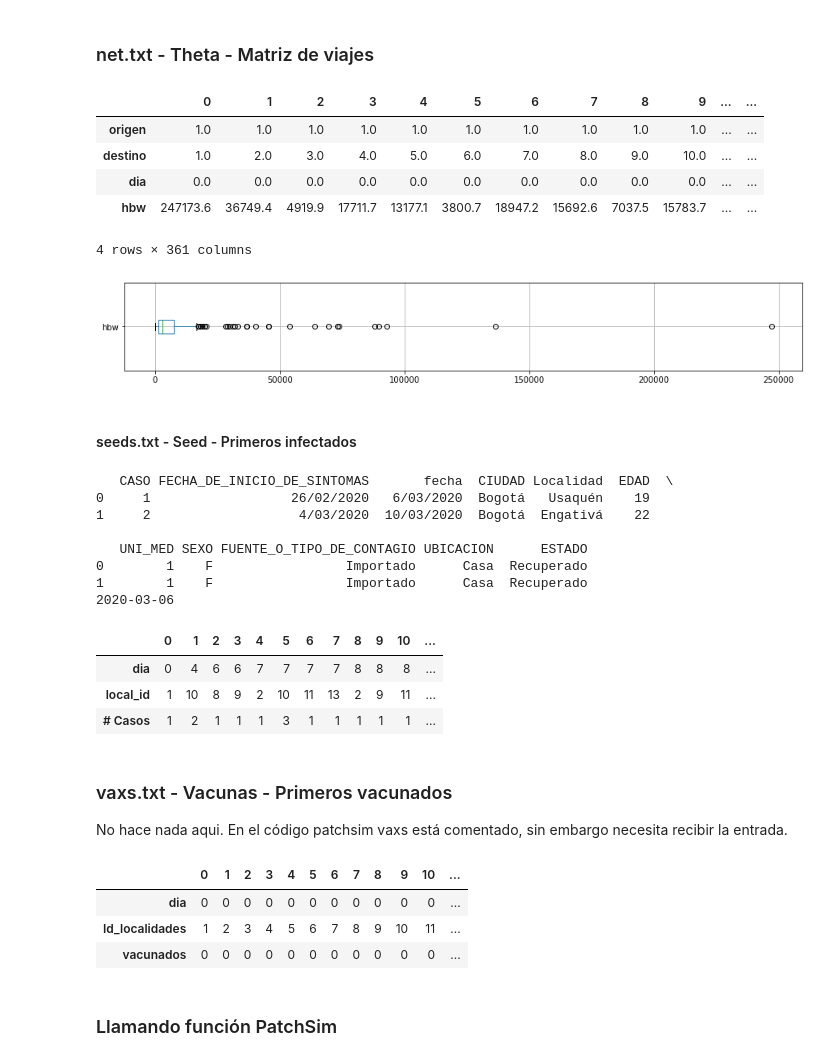
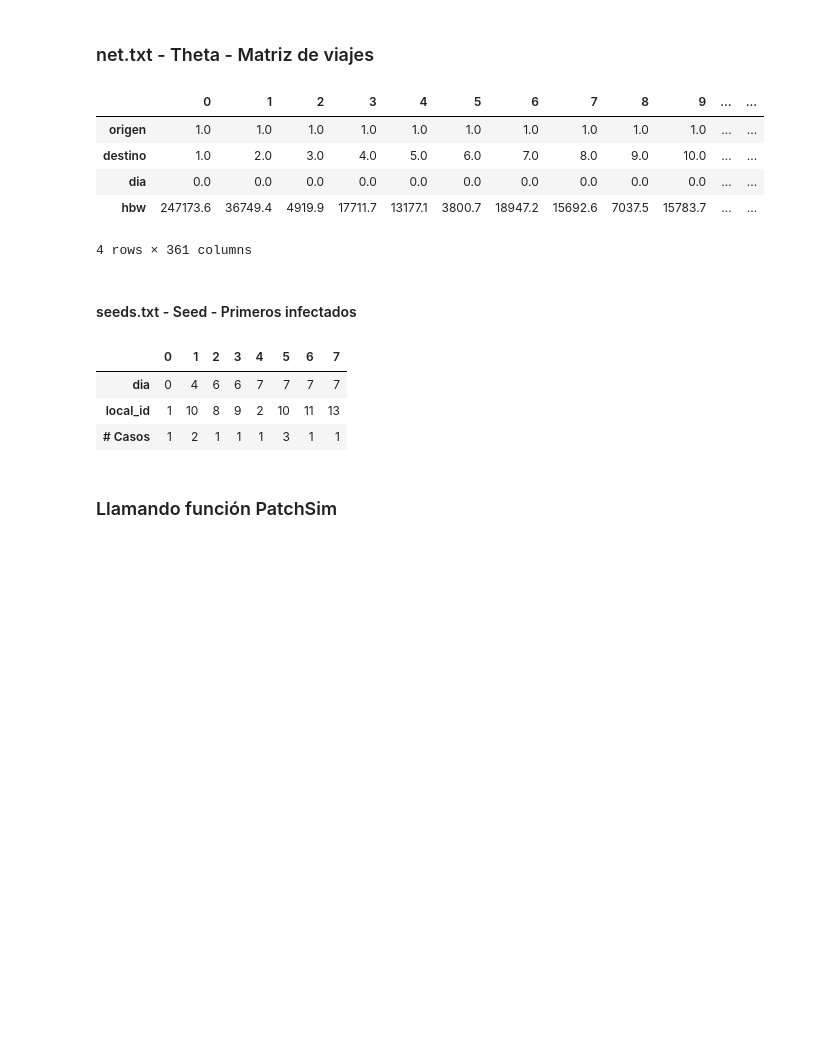
Before and after one commit to eilinlunam/PatchSim-modificado, a Jupyter notebook: Modelo_Bogotá.ipynb, the cells around one changed output. Drawn from its saved outputs; the diff is of its cells as text; code cells hidden in the pictures; blank space fills up the shorter version.

```diff
--- a/Modelo_Bogotá.ipynb
+++ b/Modelo_Bogotá.ipynb
@@ -64,9 +73,6 @@ df = pd.DataFrame( {"origen":redes["o_loc"].values,
                     "hbw":redes["hbw"].values})
 
 df.to_csv("files/net.txt", header = False, index = False, sep=' ')
-
-fig, ax = plt.subplots(figsize=(15,2))
-df.boxplot("hbw", vert=False, ax=ax)
 df.T.round(1)
 # %% [output]
 |  | 0 | 1 | 2 | 3 | 4 | 5 | 6 | 7 | 8 | 9 | ... | ... |
@@ -75,57 +81,31 @@ df.T.round(1)
 | dia | 0.0 | 0.0 | 0.0 | 0.0 | 0.0 | 0.0 | 0.0 | 0.0 | 0.0 | 0.0 | ... | ... |
 | hbw | 247173.6 | 36749.4 | 4919.9 | 17711.7 | 13177.1 | 3800.7 | 18947.2 | 15692.6 | 7037.5 | 15783.7 | ... | ... |
 4 rows × 361 columns
-[figure, removed]
 # %% [markdown]
 #### seeds.txt - Seed - Primeros infectados
 # %%
 casos = pd.read_csv("files/osb_enftransm-covid-19_17042021.csv", nrows=732872, encoding='latin-1', delimiter=";")
 casos = casos.rename(columns={"LOCALIDAD_ASIS": 'Localidad',
                              "FECHA_DIAGNOSTICO":'fecha'})
-print(casos.head(2))
 
 casos["fecha"] = pd.to_datetime(casos["fecha"], format="%d/%m/%Y")  # to DateTime
-dia1 = casos["fecha"].min()  # Primer caso de covid en Bogotá
-print(dia1.date())  # 6 de marzo de 2020
+dia1 = casos["fecha"].min()  # Primer caso de covid en Bogotá  # 6 de marzo de 2020
 
 tiempo = casos["fecha"] - dia1 # Tiempo transcurrido
 casos["dia"] = tiempo.dt.days # To int.
 
 datos = pd.merge(casos, localidades, on='Localidad')  # Uniendo datos by id: "localidades".
 Ncasos = datos.groupby(['dia', 'local_id']).size().reset_index(name='# Casos')  # Cantidad de casos
 
 # Semillas: Cantidad de infectados en los primeros 10 dias para cada localidad.
-df = Ncasos[Ncasos["dia"]<=10]
+df = Ncasos[Ncasos["dia"]<=7]
 df.to_csv("files/seeds.txt", header = False, index = False, sep=' ')
 df.T
 # %% [output]
-   CASO FECHA_DE_INICIO_DE_SINTOMAS       fecha  CIUDAD Localidad  EDAD  \
-0     1                  26/02/2020   6/03/2020  Bogotá   Usaquén    19
-1     2                   4/03/2020  10/03/2020  Bogotá  Engativá    22
-
-   UNI_MED SEXO FUENTE_O_TIPO_DE_CONTAGIO UBICACION      ESTADO
-0        1    F                 Importado      Casa  Recuperado
-1        1    F                 Importado      Casa  Recuperado
-2020-03-06
-|  | 0 | 1 | 2 | 3 | 4 | 5 | 6 | 7 | 8 | 9 | 10 | ... |
-| dia | 0 | 4 | 6 | 6 | 7 | 7 | 7 | 7 | 8 | 8 | 8 | ... |
-| local_id | 1 | 10 | 8 | 9 | 2 | 10 | 11 | 13 | 2 | 9 | 11 | ... |
-| # Casos | 1 | 2 | 1 | 1 | 1 | 3 | 1 | 1 | 1 | 1 | 1 | ... |
+|  | 0 | 1 | 2 | 3 | 4 | 5 | 6 | 7 |
+| dia | 0 | 4 | 6 | 6 | 7 | 7 | 7 | 7 |
+| local_id | 1 | 10 | 8 | 9 | 2 | 10 | 11 | 13 |
+| # Casos | 1 | 2 | 1 | 1 | 1 | 3 | 1 | 1 |
-# %% [markdown]
-### vaxs.txt - Vacunas - Primeros vacunados
-No hace nada aqui. En el código patchsim vaxs está comentado, sin embargo necesita recibir la entrada.
-# %%
-Id = localidades["local_id"].values
-df = pd.DataFrame( {"dia": np.zeros(len(Id), dtype=int),
-                    "Id_localidades": Id,
-                    "vacunados":np.zeros(len(Id), dtype=int)})
-df.to_csv("files/vaxs.txt", header = False, index = False, sep=' ')
-df.T
-# %% [output]
-|  | 0 | 1 | 2 | 3 | 4 | 5 | 6 | 7 | 8 | 9 | 10 | ... |
-| dia | 0 | 0 | 0 | 0 | 0 | 0 | 0 | 0 | 0 | 0 | 0 | ... |
-| Id_localidades | 1 | 2 | 3 | 4 | 5 | 6 | 7 | 8 | 9 | 10 | 11 | ... |
-| vacunados | 0 | 0 | 0 | 0 | 0 | 0 | 0 | 0 | 0 | 0 | 0 | ... |
 # %% [markdown]
 ### Llamando función PatchSim
 # %%
```
Also changed, not shown: parts of 7 cells of this notebook, 11 other files.
